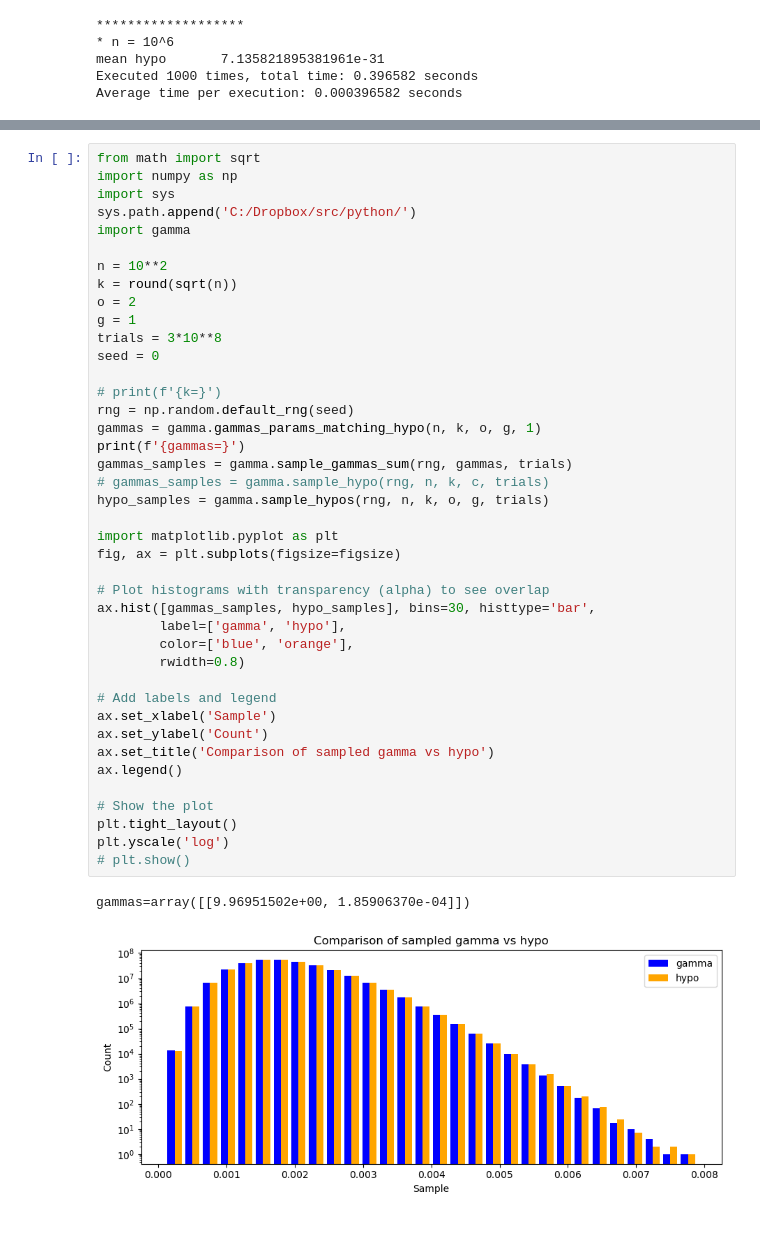
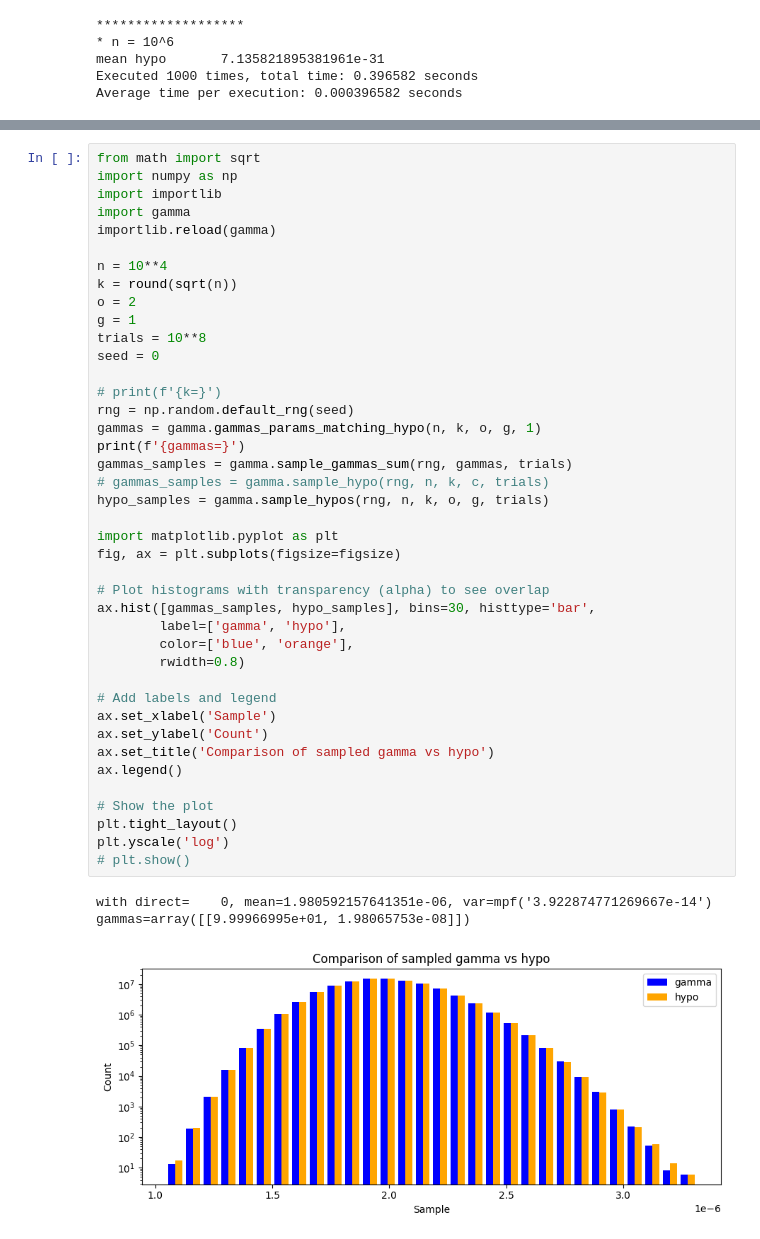
Before and after one commit to UC-Davis-molecular-computing/ppsim-rust, a Jupyter notebook: gamma.ipynb, the cells around one changed output, grey strips where cells are left out. Saved outputs shown, nothing was run; the diff lists cells and outputs as text.

```diff
--- a/gamma.ipynb
+++ b/gamma.ipynb
@@ -822,44 +692,45 @@ gammas_params=array([[9.99973081e+02, 7.13601399e-34]])
 # %%
 from math import sqrt
 import numpy as np
-import sys
-sys.path.append('C:/Dropbox/src/python/')
+import importlib
 import gamma
+importlib.reload(gamma)
 
-n = 10**2
+n = 10**4
 k = round(sqrt(n))
 o = 2
 g = 1
-trials = 3*10**8
+trials = 10**8
 seed = 0
 
 # print(f'{k=}')
 rng = np.random.default_rng(seed)
 gammas = gamma.gammas_params_matching_hypo(n, k, o, g, 1)
 print(f'{gammas=}')
 gammas_samples = gamma.sample_gammas_sum(rng, gammas, trials)
 # gammas_samples = gamma.sample_hypo(rng, n, k, c, trials)
 hypo_samples = gamma.sample_hypos(rng, n, k, o, g, trials)
 
 import matplotlib.pyplot as plt
 fig, ax = plt.subplots(figsize=figsize)
 
 # Plot histograms with transparency (alpha) to see overlap
 ax.hist([gammas_samples, hypo_samples], bins=30, histtype='bar',
         label=['gamma', 'hypo'],
         color=['blue', 'orange'],
         rwidth=0.8)
 
 # Add labels and legend
 ax.set_xlabel('Sample')
 ax.set_ylabel('Count')
 ax.set_title('Comparison of sampled gamma vs hypo')
 ax.legend()
 
 # Show the plot
 plt.tight_layout()
 plt.yscale('log')
 # plt.show()
 # %% [output]
-gammas=array([[9.96951502e+00, 1.85906370e-04]])
+with direct=    0, mean=1.980592157641351e-06, var=mpf('3.922874771269667e-14')
+gammas=array([[9.99966995e+01, 1.98065753e-08]])
-[figure, old version]
+[figure, new version]
```
Also changed, not shown: parts of 18 cells of this notebook, 4 other files.
